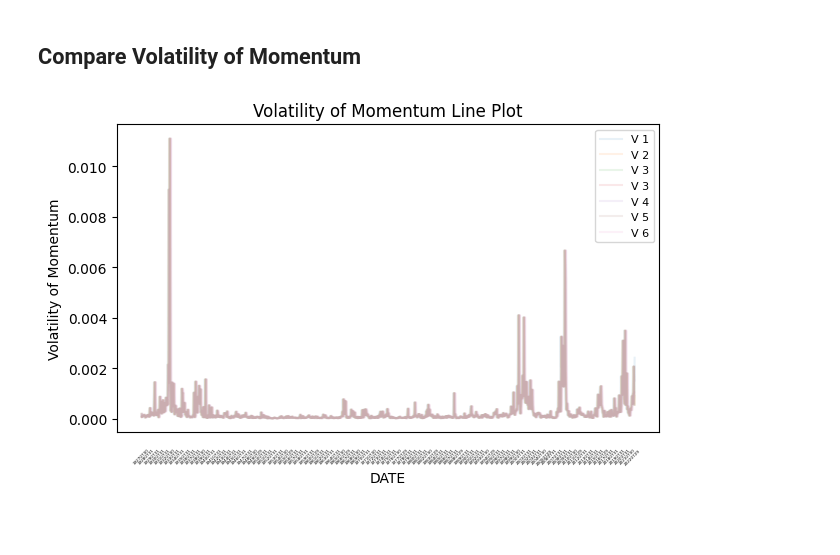
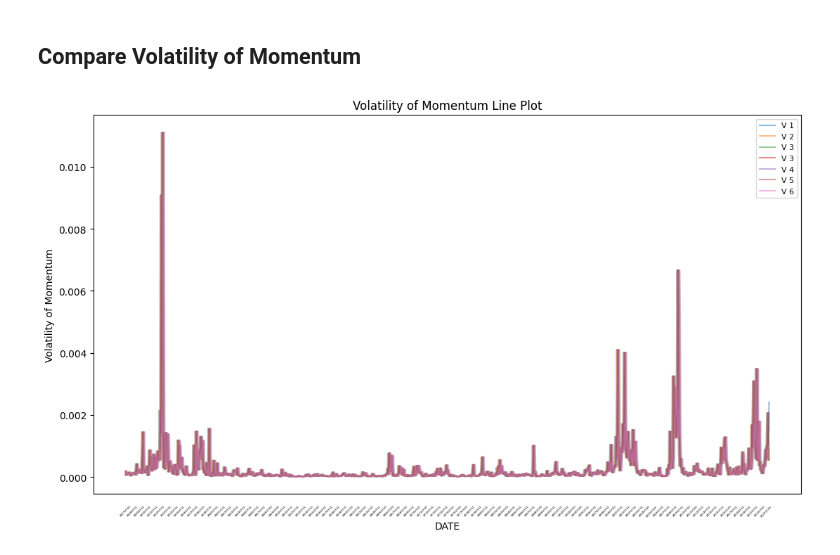
Before and after one commit to namwootree/UNIST_AICP, a Jupyter notebook: Visualization.ipynb, the cells around one changed output. Drawn from its saved outputs; the diff is of its cells as text; code cells hidden in the pictures; blank space fills up the shorter version.

```diff
--- a/Visualization.ipynb
+++ b/Visualization.ipynb
@@ -133,3 +135,7 @@ drop_null_df.drop(columns=['DATE', 'form_date']).describe()
 | 50% | 0.018086 | -0.000139 | 0.017435 | 0.000104 | 0.000090 | 0.000090 | 0.000090 | 0.000090 | 0.000090 | 0.000090 | ... |
 | 75% | 0.057792 | 0.044870 | 0.058726 | 0.000220 | 0.000214 | 0.000214 | 0.000212 | 0.000211 | 0.000210 | 0.000210 | ... |
 | max | 0.346042 | 0.935821 | 0.330163 | 0.004883 | 0.011111 | 0.011111 | 0.011111 | 0.011111 | 0.011111 | 0.011111 | ... |
+# %%
+cond_wml = (drop_null_df['wml']>=0)
+drop_null_df.loc[cond_wml, 'pos_wml'] = 1
+drop_null_df.loc[~cond_wml, 'pos_wml'] = 0
@@ -380,69 +409,69 @@ cum_wml_9_12       3.49639    0.11629    0.481045      0.468035      0.4512
 # %% [markdown]
 ## Compare Volatility of Momentum
 # %%
-plt.figure(figsize=(7, 4))
+plt.figure(figsize=(13, 7))
 
 sns.lineplot(x=dynmom.index,
              y='mvol_t_1',
              label='V 1',
              data=dynmom,
-             alpha=0.1)
+             alpha=0.5)
 
 sns.lineplot(x=dynmom.index,
              y='mvol_t_2',
              label='V 2',
              data=dynmom,
-             alpha=0.1)
+             alpha=0.5)
 
 sns.lineplot(x=dynmom.index,
              y='mvol_t_3',
              label='V 3',
              data=dynmom,
-             alpha=0.1)
+             alpha=0.5)
 
 sns.lineplot(x=dynmom.index,
              y='mvol_t_3',
              label='V 3',
              data=dynmom,
-             alpha=0.1)
+             alpha=0.5)
 
 sns.lineplot(x=dynmom.index,
              y='mvol_t_4',
              label='V 4',
              data=dynmom,
-             alpha=0.1)
+             alpha=0.5)
 
 sns.lineplot(x=dynmom.index,
              y='mvol_t_5',
              label='V 5',
              data=dynmom,
-             alpha=0.1)
+             alpha=0.5)
 
 sns.lineplot(x=dynmom.index,
              y='mvol_t_6',
              label='V 6',
              data=dynmom,
-             alpha=0.1)
+             alpha=0.5)
 
 plt.xticks([dynmom.index[i] for i in range(0,len(dynmom.index), 12)])
 
 plt.tick_params(axis='x',
                   direction='out',
                   labelrotation=45,
                   length=1,
                   pad=10,
                   labelsize=3,
                   width=0.1)
 
 plt.title('Volatility of Momentum' + ' Line Plot')
 plt.xlabel('DATE')
 plt.ylabel('Volatility of Momentum')
 
 plt.legend(fontsize=8)
 
 plt.show()
 # %% [output]
-[figure, old version]
+[figure, new version]
 # %%
 for t in [i for i in dynmom.columns if 'mvol_t_' in i]:
 
```
Also changed, not shown: parts of 15 cells of this notebook.
